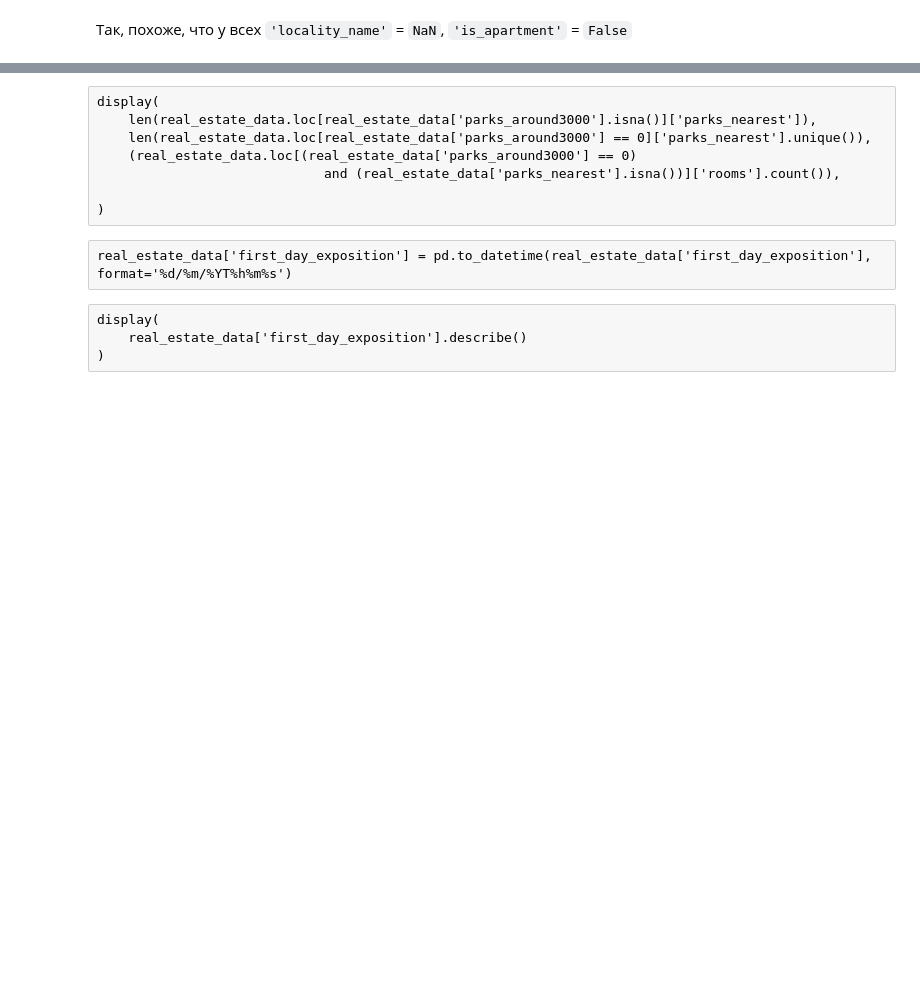
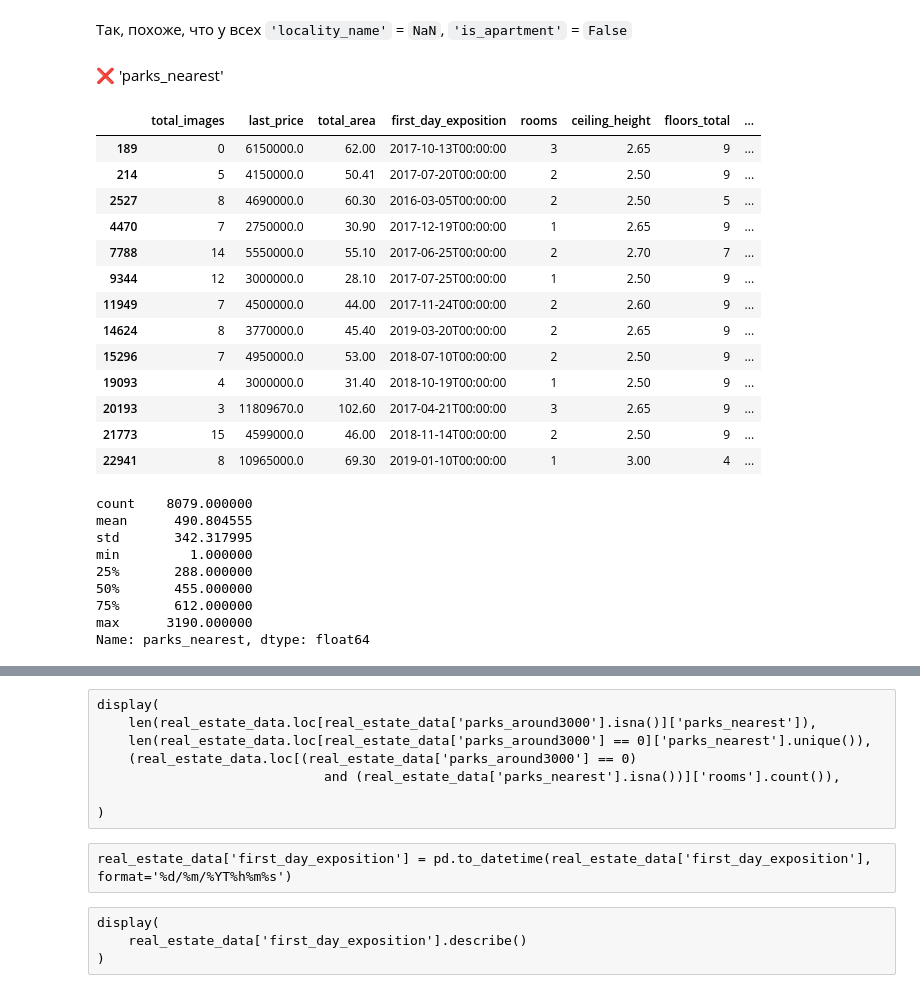
Before and after one commit to zabelin-ds/practicum, a Jupyter notebook: 03_project/real_estate_00.ipynb, the cells around one changed output, grey strips where cells are left out. Saved outputs shown, nothing was run; the diff lists cells and outputs as text; code cells hidden in the pictures; blank space fills up the shorter version.

```diff
--- a/03_project/real_estate_00.ipynb
+++ b/03_project/real_estate_00.ipynb
@@ -1493,2 +1589,33 @@ display(
 # %% [markdown]
 Так, похоже, что у всех `'locality_name'` = `NaN`, `'is_apartment'` = `False`
+# %% [markdown]
+❌ 'parks_nearest'
+# %%
+display(
+    real_estate_data.loc[real_estate_data['parks_nearest'] <= 10],
+    real_estate_data['parks_nearest'].describe()
+)
+# %% [output]
+|  | total_images | last_price | total_area | first_day_exposition | rooms | ceiling_height | floors_total | ... |
+| 189 | 0 | 6150000.0 | 62.00 | 2017-10-13T00:00:00 | 3 | 2.65 | 9 | ... |
+| 214 | 5 | 4150000.0 | 50.41 | 2017-07-20T00:00:00 | 2 | 2.50 | 9 | ... |
+| 2527 | 8 | 4690000.0 | 60.30 | 2016-03-05T00:00:00 | 2 | 2.50 | 5 | ... |
+| 4470 | 7 | 2750000.0 | 30.90 | 2017-12-19T00:00:00 | 1 | 2.65 | 9 | ... |
+| 7788 | 14 | 5550000.0 | 55.10 | 2017-06-25T00:00:00 | 2 | 2.70 | 7 | ... |
+| 9344 | 12 | 3000000.0 | 28.10 | 2017-07-25T00:00:00 | 1 | 2.50 | 9 | ... |
+| 11949 | 7 | 4500000.0 | 44.00 | 2017-11-24T00:00:00 | 2 | 2.60 | 9 | ... |
+| 14624 | 8 | 3770000.0 | 45.40 | 2019-03-20T00:00:00 | 2 | 2.65 | 9 | ... |
+| 15296 | 7 | 4950000.0 | 53.00 | 2018-07-10T00:00:00 | 2 | 2.50 | 9 | ... |
+| 19093 | 4 | 3000000.0 | 31.40 | 2018-10-19T00:00:00 | 1 | 2.50 | 9 | ... |
+| 20193 | 3 | 11809670.0 | 102.60 | 2017-04-21T00:00:00 | 3 | 2.65 | 9 | ... |
+| 21773 | 15 | 4599000.0 | 46.00 | 2018-11-14T00:00:00 | 2 | 2.50 | 9 | ... |
+| 22941 | 8 | 10965000.0 | 69.30 | 2019-01-10T00:00:00 | 1 | 3.00 | 4 | ... |
+count    8079.000000
+mean      490.804555
+std       342.317995
+min         1.000000
+25%       288.000000
+50%       455.000000
+75%       612.000000
+max      3190.000000
+Name: parks_nearest, dtype: float64
```
Also changed, not shown: parts of 36 cells of this notebook.
